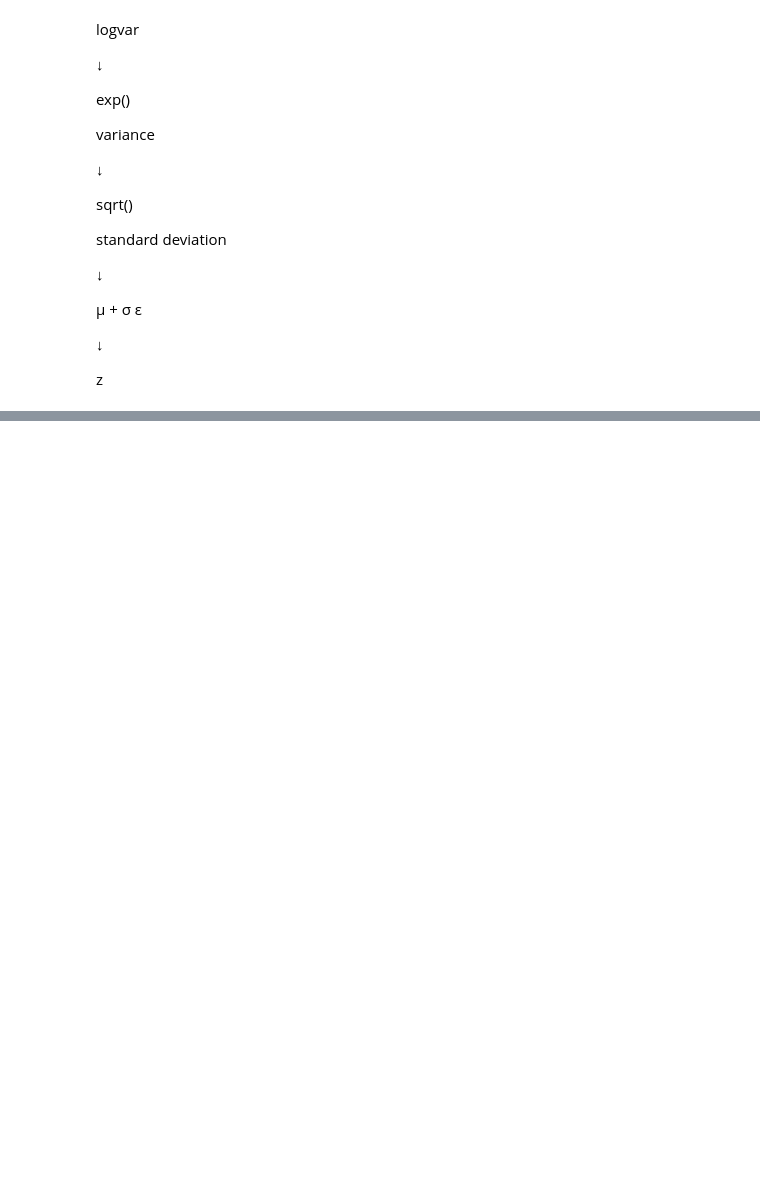
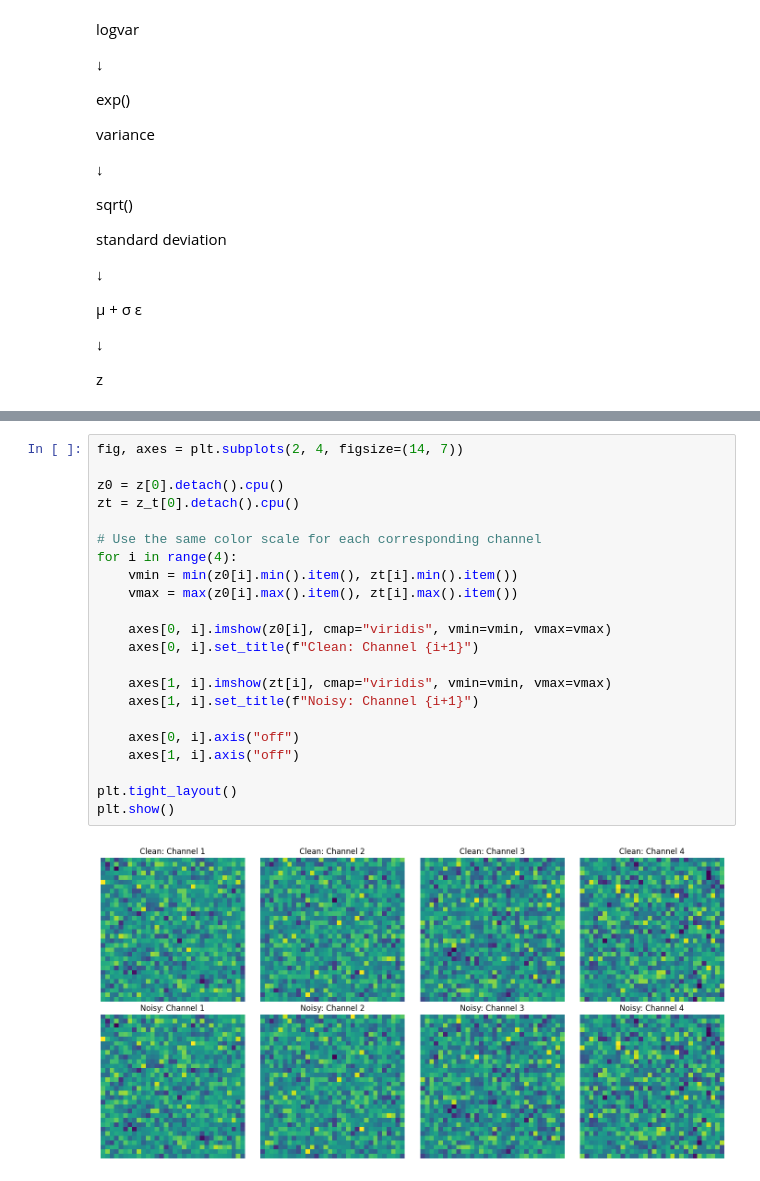
Before and after one commit to Rohan46os/Video_gen_model, a Jupyter notebook: diffusion_practice.ipynb, the cells around one changed output, grey strips where cells are left out. Saved outputs shown, nothing was run; the diff lists cells and outputs as text; blank space fills up the shorter version.

```diff
--- a/diffusion_practice.ipynb
+++ b/diffusion_practice.ipynb
@@ -181,0 +227,24 @@ torch.Size([32, 4, 32, 32])
+# %%
+fig, axes = plt.subplots(2, 4, figsize=(14, 7))
+
+z0 = z[0].detach().cpu()
+zt = z_t[0].detach().cpu()
+
+# Use the same color scale for each corresponding channel
+for i in range(4):
+    vmin = min(z0[i].min().item(), zt[i].min().item())
+    vmax = max(z0[i].max().item(), zt[i].max().item())
+
+    axes[0, i].imshow(z0[i], cmap="viridis", vmin=vmin, vmax=vmax)
+    axes[0, i].set_title(f"Clean: Channel {i+1}")
+
+    axes[1, i].imshow(zt[i], cmap="viridis", vmin=vmin, vmax=vmax)
+    axes[1, i].set_title(f"Noisy: Channel {i+1}")
+
+    axes[0, i].axis("off")
+    axes[1, i].axis("off")
+
+plt.tight_layout()
+plt.show()
+# %% [output]
+[figure, added]
```
Also changed, not shown: parts of 14 cells of this notebook.
